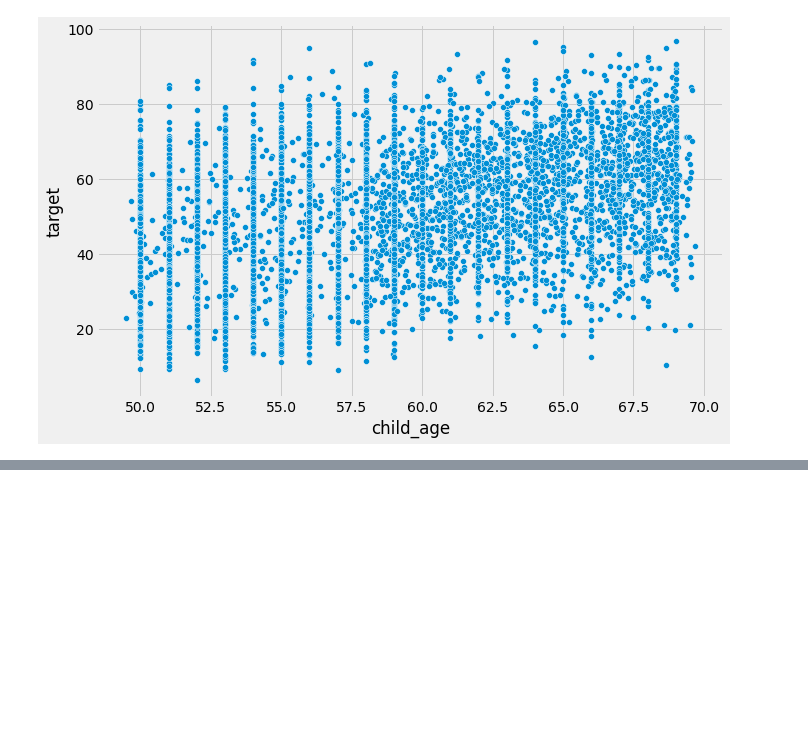
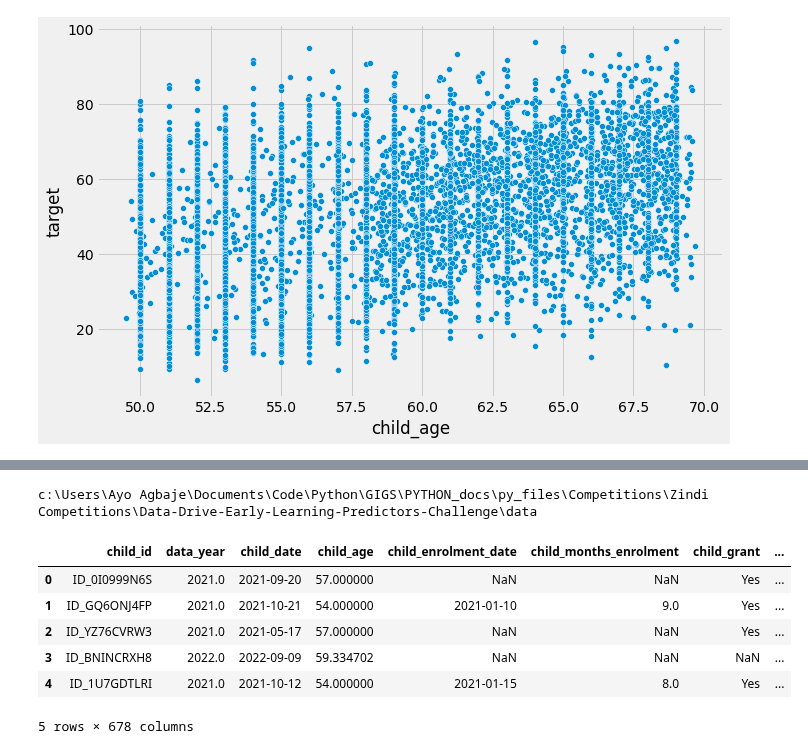
Before and after one commit to AgbajeAyomipo/Data-Drive-Early-Learning-Predictors-Challenge, a Jupyter notebook: notebooks/script_.ipynb, the cells around one changed output, grey strips where cells are left out. Drawn from its saved outputs; the diff is of its cells as text; code cells hidden in the pictures; blank space fills up the shorter version.

```diff
--- a/notebooks/script_.ipynb
+++ b/notebooks/script_.ipynb
@@ -306,0 +1105,16 @@ sns.scatterplot(x = 'child_age', y = 'target', data = train_)
+# %%
+cd data
+# %% [output]
+c:\Users\Ayo Agbaje\Documents\Code\Python\GIGS\PYTHON_docs\py_files\Competitions\Zindi Competitions\Data-Drive-Early-Learning-Predictors-Challenge\data
+# %%
+test_x = pd.read_csv('Test.csv', low_memory= False)
+train_x = pd.read_csv('Train.csv', low_memory= False)
+test_x.head()
+# %% [output]
+|  | child_id | data_year | child_date | child_age | child_enrolment_date | child_months_enrolment | child_grant | ... |
+| 0 | ID_0I0999N6S | 2021.0 | 2021-09-20 | 57.000000 | NaN | NaN | Yes | ... |
+| 1 | ID_GQ6ONJ4FP | 2021.0 | 2021-10-21 | 54.000000 | 2021-01-10 | 9.0 | Yes | ... |
+| 2 | ID_YZ76CVRW3 | 2021.0 | 2021-05-17 | 57.000000 | NaN | NaN | Yes | ... |
+| 3 | ID_BNINCRXH8 | 2022.0 | 2022-09-09 | 59.334702 | NaN | NaN | NaN | ... |
+| 4 | ID_1U7GDTLRI | 2021.0 | 2021-10-12 | 54.000000 | 2021-01-15 | 8.0 | Yes | ... |
+5 rows × 678 columns
```
Also changed, not shown: parts of 70 cells of this notebook, 3 other files.
